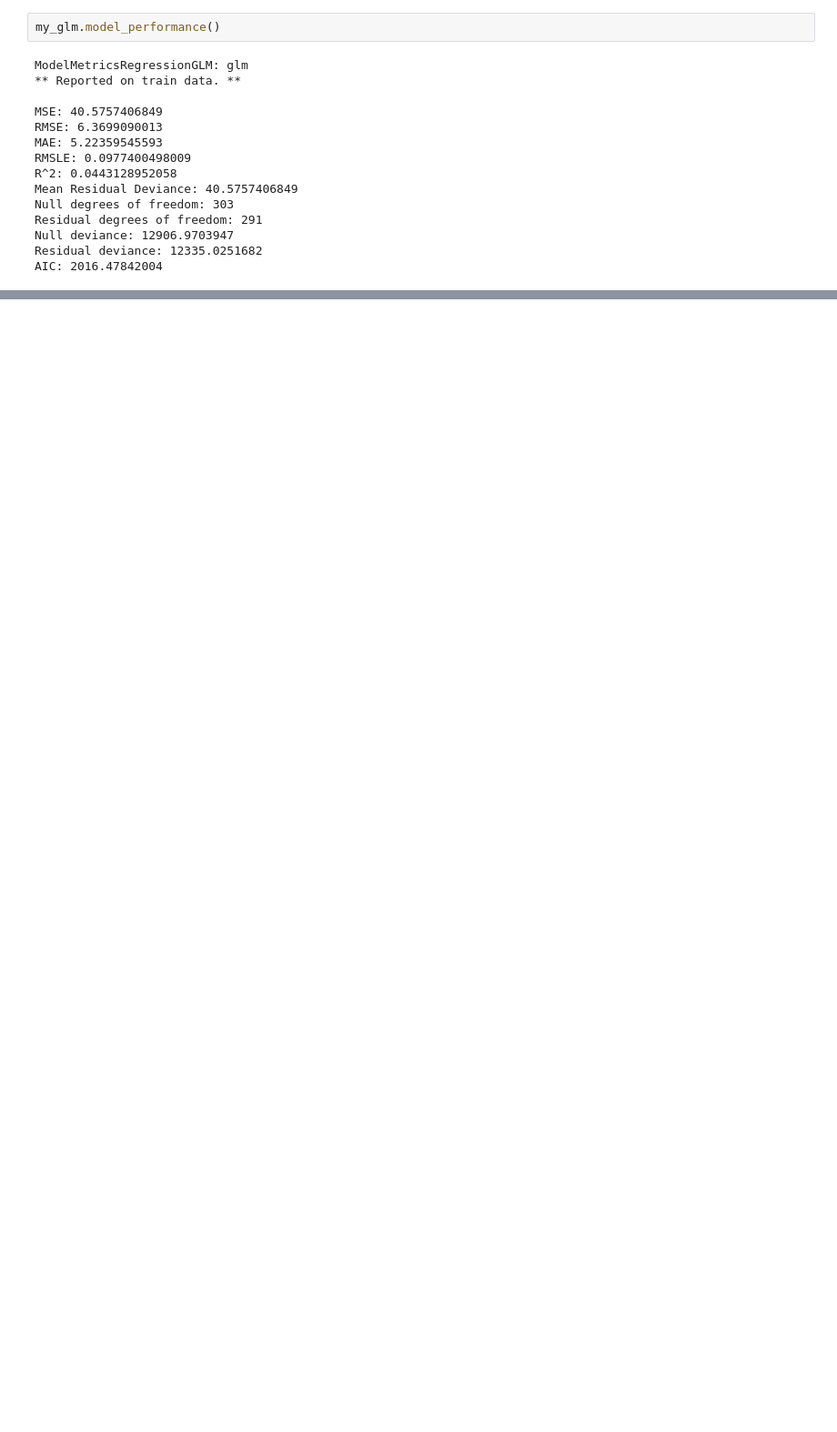
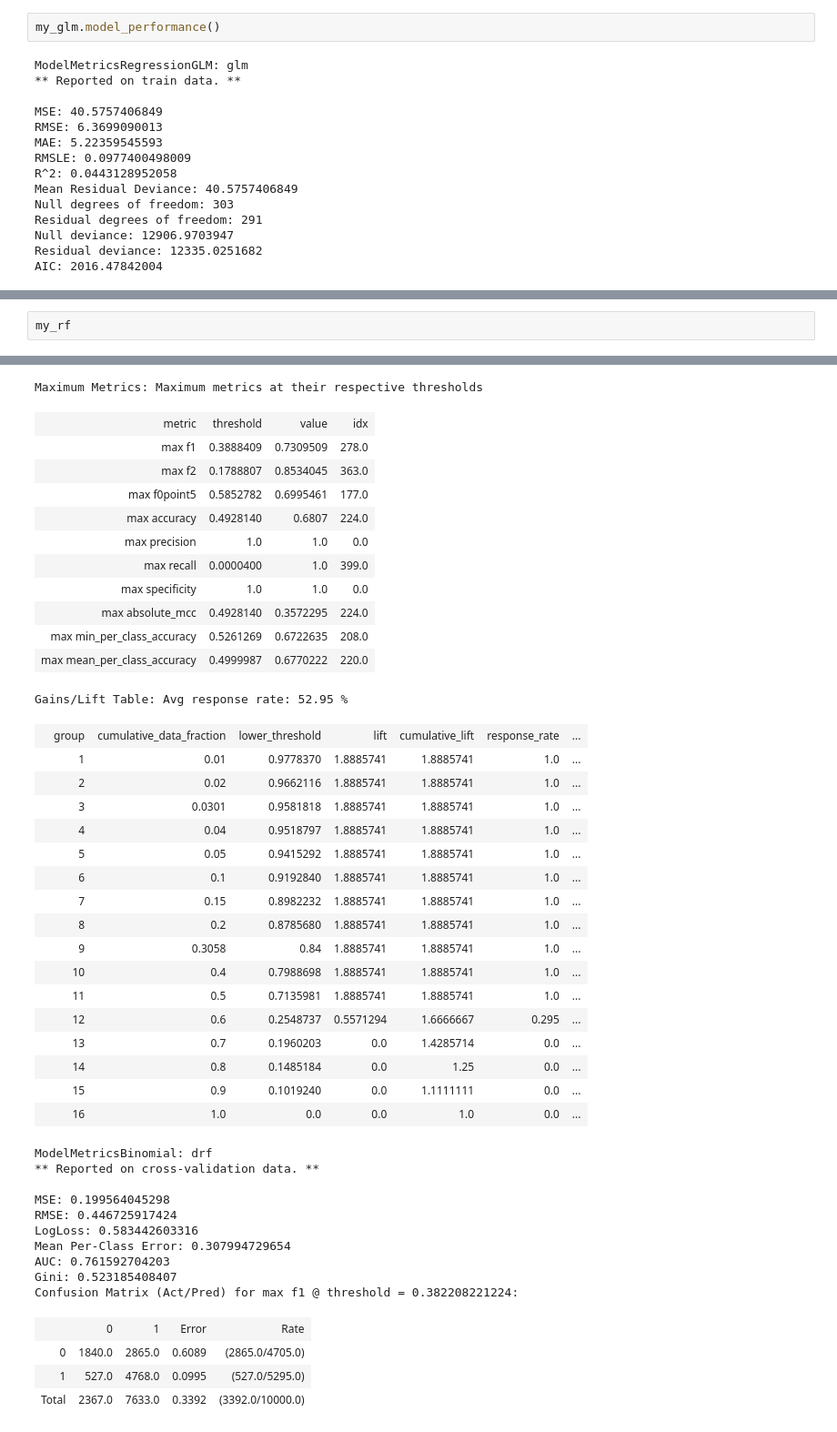
Before and after one commit to Kapetis/ST2, a Jupyter notebook: H2o Stacking method.ipynb, the cells around one changed output, grey strips where cells are left out. Shown at 91% size. Drawn from its saved outputs; the diff is of its cells as text; blank space fills up the shorter version.

```diff
--- a/H2o Stacking method.ipynb
+++ b/H2o Stacking method.ipynb
@@ -85,0 +408,3 @@ AIC: 2016.47842004
+# %%
+my_rf
+# %% [output]
@@ -85,0 +431,44 @@ AIC: 2016.47842004
+Maximum Metrics: Maximum metrics at their respective thresholds
+| metric | threshold | value | idx |
+| max f1 | 0.3888409 | 0.7309509 | 278.0 |
+| max f2 | 0.1788807 | 0.8534045 | 363.0 |
+| max f0point5 | 0.5852782 | 0.6995461 | 177.0 |
+| max accuracy | 0.4928140 | 0.6807 | 224.0 |
+| max precision | 1.0 | 1.0 | 0.0 |
+| max recall | 0.0000400 | 1.0 | 399.0 |
+| max specificity | 1.0 | 1.0 | 0.0 |
+| max absolute_mcc | 0.4928140 | 0.3572295 | 224.0 |
+| max min_per_class_accuracy | 0.5261269 | 0.6722635 | 208.0 |
+| max mean_per_class_accuracy | 0.4999987 | 0.6770222 | 220.0 |
+Gains/Lift Table: Avg response rate: 52.95 %
+|  | group | cumulative_data_fraction | lower_threshold | lift | cumulative_lift | response_rate | ... |
+|  | 1 | 0.01 | 0.9778370 | 1.8885741 | 1.8885741 | 1.0 | ... |
+|  | 2 | 0.02 | 0.9662116 | 1.8885741 | 1.8885741 | 1.0 | ... |
+|  | 3 | 0.0301 | 0.9581818 | 1.8885741 | 1.8885741 | 1.0 | ... |
+|  | 4 | 0.04 | 0.9518797 | 1.8885741 | 1.8885741 | 1.0 | ... |
+|  | 5 | 0.05 | 0.9415292 | 1.8885741 | 1.8885741 | 1.0 | ... |
+|  | 6 | 0.1 | 0.9192840 | 1.8885741 | 1.8885741 | 1.0 | ... |
+|  | 7 | 0.15 | 0.8982232 | 1.8885741 | 1.8885741 | 1.0 | ... |
+|  | 8 | 0.2 | 0.8785680 | 1.8885741 | 1.8885741 | 1.0 | ... |
+|  | 9 | 0.3058 | 0.84 | 1.8885741 | 1.8885741 | 1.0 | ... |
+|  | 10 | 0.4 | 0.7988698 | 1.8885741 | 1.8885741 | 1.0 | ... |
+|  | 11 | 0.5 | 0.7135981 | 1.8885741 | 1.8885741 | 1.0 | ... |
+|  | 12 | 0.6 | 0.2548737 | 0.5571294 | 1.6666667 | 0.295 | ... |
+|  | 13 | 0.7 | 0.1960203 | 0.0 | 1.4285714 | 0.0 | ... |
+|  | 14 | 0.8 | 0.1485184 | 0.0 | 1.25 | 0.0 | ... |
+|  | 15 | 0.9 | 0.1019240 | 0.0 | 1.1111111 | 0.0 | ... |
+|  | 16 | 1.0 | 0.0 | 0.0 | 1.0 | 0.0 | ... |
+ModelMetricsBinomial: drf
+** Reported on cross-validation data. **
+
+MSE: 0.199564045298
+RMSE: 0.446725917424
+LogLoss: 0.583442603316
+Mean Per-Class Error: 0.307994729654
+AUC: 0.761592704203
+Gini: 0.523185408407
+Confusion Matrix (Act/Pred) for max f1 @ threshold = 0.382208221224:
+|  | 0 | 1 | Error | Rate |
+| 0 | 1840.0 | 2865.0 | 0.6089 | (2865.0/4705.0) |
+| 1 | 527.0 | 4768.0 | 0.0995 | (527.0/5295.0) |
+| Total | 2367.0 | 7633.0 | 0.3392 | (3392.0/10000.0) |
```
Also changed, not shown: parts of 10 cells of this notebook, 5 other files.
